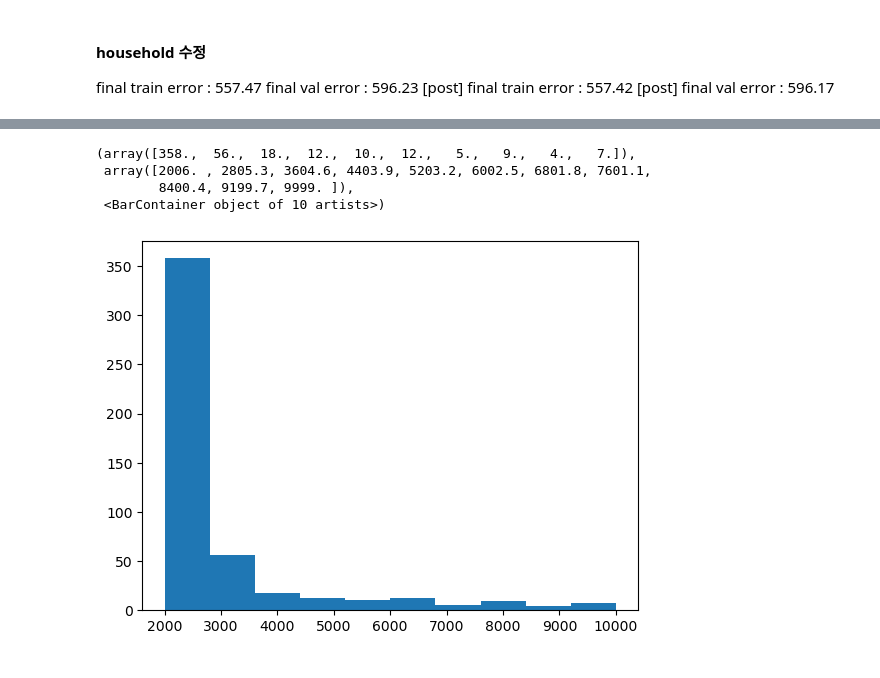
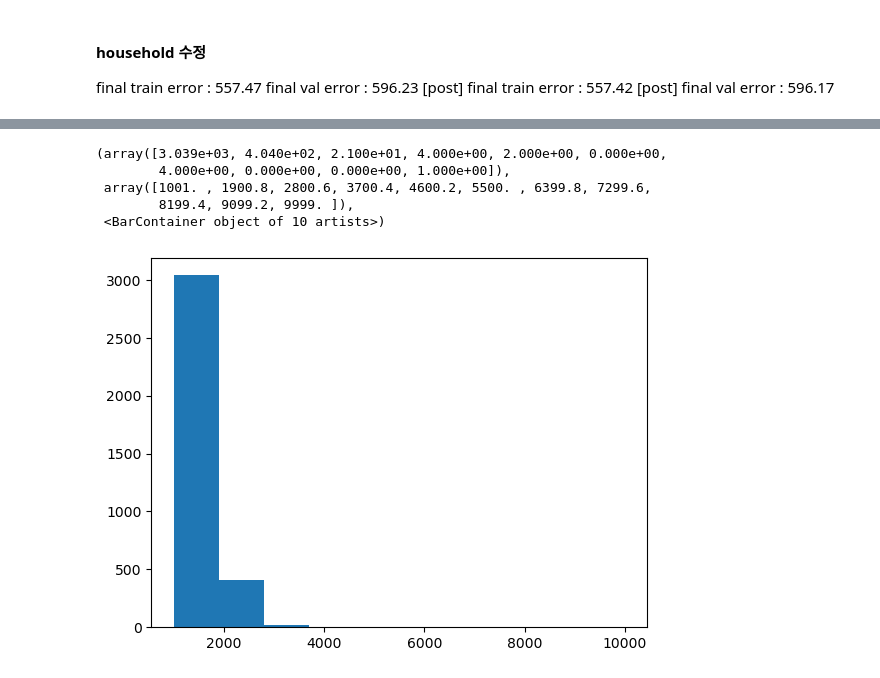
Before and after one commit to Sunbin-Lee/dacon-income, a Jupyter notebook: stratify_0322_engineering.ipynb, the cells around one changed output, grey strips where cells are left out. Drawn from its saved outputs; the diff is of its cells as text; code cells hidden in the pictures.

```diff
--- a/stratify_0322_engineering.ipynb
+++ b/stratify_0322_engineering.ipynb
@@ -38,3 +42,10 @@ Index(['ID', 'Age', 'Gender', 'Education_Status', 'Employment_Status',
        'Birth_Country (Father)', 'Birth_Country (Mother)', 'Tax_Status',
        'Gains', 'Losses', 'Dividends', 'Income_Status', 'Income'],
       dtype='object')
+# %%
+features = ['Age', 'Gender', 'Education_Status', 'Employment_Status',
+       'Working_Week (Yearly)', 'Industry_Status', 'Occupation_Status', 'Race',
+       'Hispanic_Origin', 'Martial_Status', 'Household_Status',
+       'Household_Summary', 'Citizenship', 'Birth_Country',
+       'Birth_Country (Father)', 'Birth_Country (Mother)', 'Tax_Status',
+       'Gains', 'Losses', 'Dividends', 'Income_Status',]
@@ -40,0 +82,3 @@ Index(['ID', 'Age', 'Gender', 'Education_Status', 'Employment_Status',
+# %%
+train.drop_duplicates(features, inplace=True)
+train.reset_index(drop=True, inplace=True)
@@ -142,0 +209,10 @@ test['Income_Status'] = test['Income_Status'].apply(modify_income_status)
+# %%
+under = train.loc[train['Income_Status']=='Under Median']
+
+Q1 = np.quantile(under['Income'], 0.25)
+Q3 = np.quantile(under['Income'], 0.75)
+IOR = Q3-Q1
+outlier_step = IOR*1.5
+
+u_outliers = under.loc[(under['Income']<Q1-outlier_step)|(under['Income']>Q3+outlier_step)]
+len(u_outliers)
@@ -142,0 +249,3 @@ test['Income_Status'] = test['Income_Status'].apply(modify_income_status)
+# %%
+train.drop(index=u_outliers.index, inplace=True)
+train.reset_index(drop=True, inplace=True)
@@ -447,8 +556,9 @@ plt.hist(final_pred_post[final_pred_post>2000])
 # %%
-plt.hist(train.loc[train['Income']>2000, 'Income'])
+plt.hist(train.loc[train['Income']>1000, 'Income'])
 # %% [output]
-(array([358.,  56.,  18.,  12.,  10.,  12.,   5.,   9.,   4.,   7.]),
- array([2006. , 2805.3, 3604.6, 4403.9, 5203.2, 6002.5, 6801.8, 7601.1,
-        8400.4, 9199.7, 9999. ]),
+(array([3.039e+03, 4.040e+02, 2.100e+01, 4.000e+00, 2.000e+00, 0.000e+00,
+        4.000e+00, 0.000e+00, 0.000e+00, 1.000e+00]),
+ array([1001. , 1900.8, 2800.6, 3700.4, 4600.2, 5500. , 6399.8, 7299.6,
+        8199.4, 9099.2, 9999. ]),
  <BarContainer object of 10 artists>)
-[figure, old version]
+[figure, new version]
```
Also changed, not shown: parts of 34 cells of this notebook, 10 other files.
